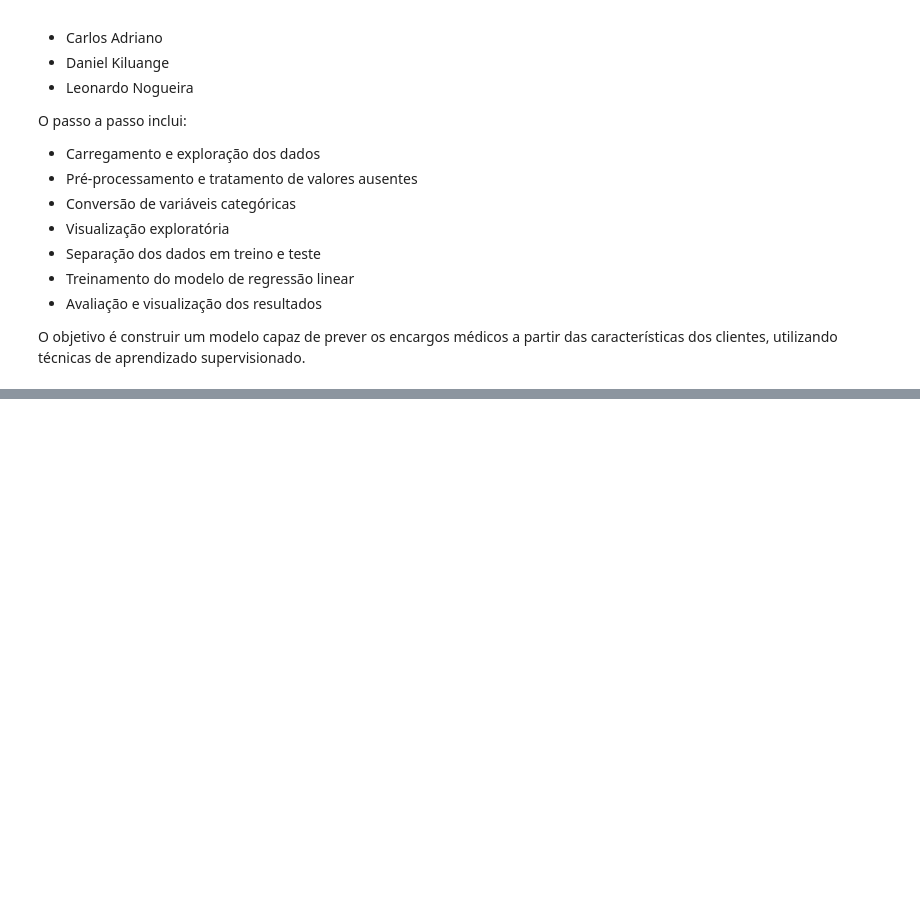
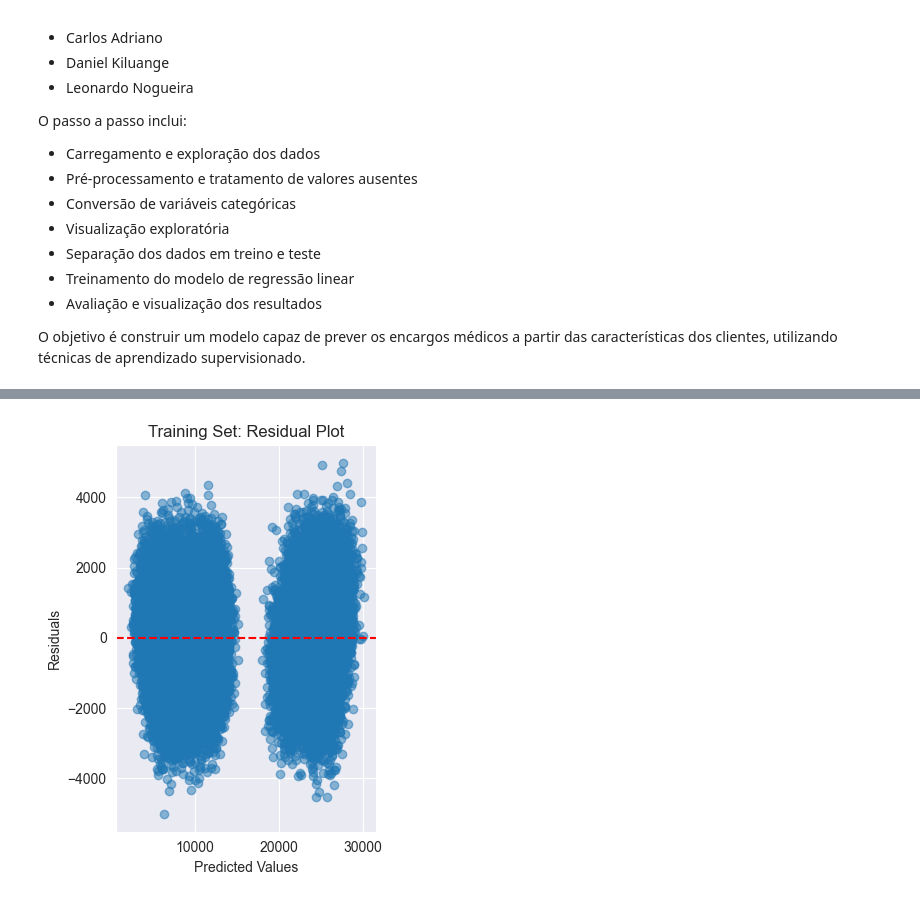
Before and after one commit to daniel-kiluange/pos-tech-challenge-fiap-fase-1-5iadt, a Jupyter notebook: atividade.ipynb, the cells around one changed output, grey strips where cells are left out. Saved outputs shown, nothing was run; the diff lists cells and outputs as text; code cells hidden in the pictures; blank space fills up the shorter version.

```diff
--- a/atividade.ipynb
+++ b/atividade.ipynb
@@ -139,0 +216,12 @@ plt.show()
+# %%
+# Training set residuals
+plt.subplot(1, 2, 1)
+plt.scatter(train_predictions, residuals_train, alpha=0.5)
+plt.axhline(y=0, color='r', linestyle='--')
+plt.xlabel('Predicted Values')
+plt.ylabel('Residuals')
+plt.title('Training Set: Residual Plot')
+plt.tight_layout()
+plt.show()
+# %% [output]
+[figure, added]
```
Also changed, not shown: parts of 28 cells of this notebook.
